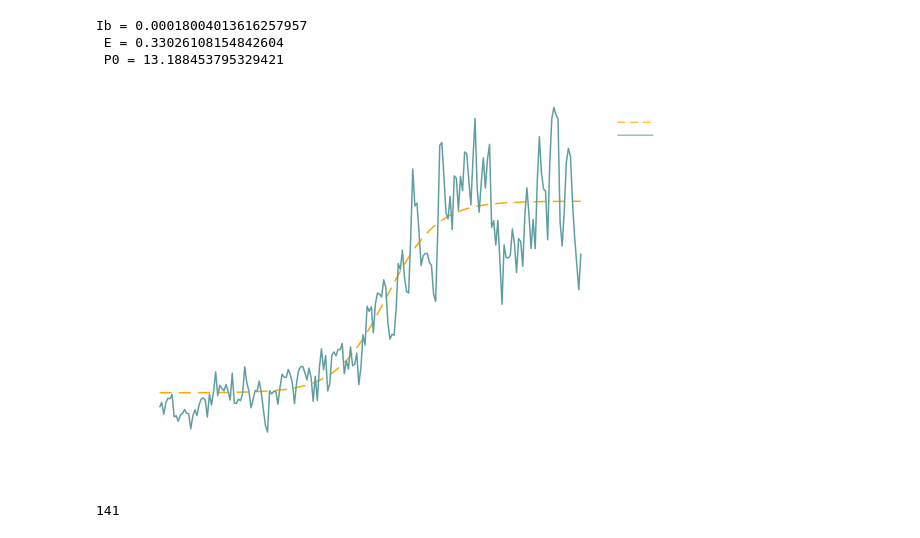
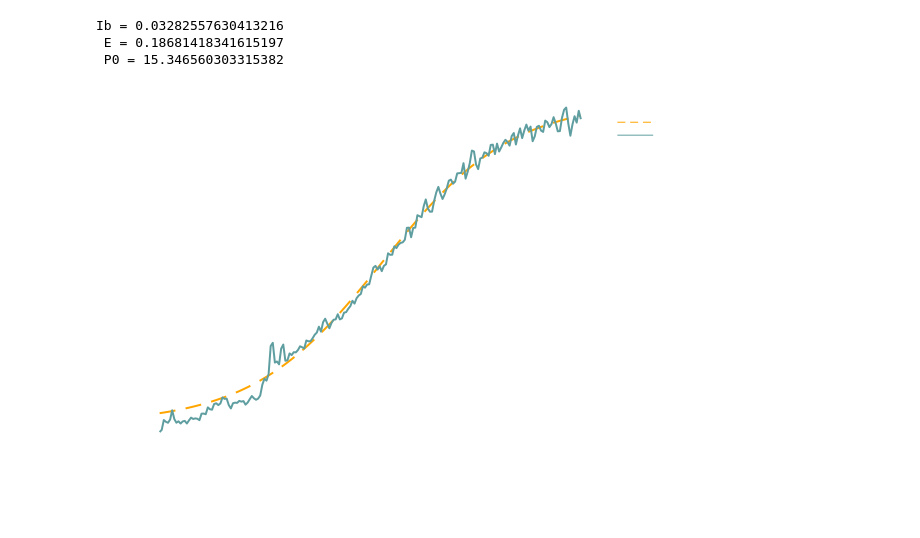
Before and after one commit to jeremi-chabros/CSF-dynamics, a Jupyter notebook: fitModel.ipynb, the cells around one changed output. Cells and saved outputs as stored; diff of their text form; code cells hidden in the pictures.

```diff
--- a/fitModel.ipynb
+++ b/fitModel.ipynb
@@ -102,4 +140,7 @@ end
 # %%
+# Functions
+moving_average(vs,n) = [sum(@view vs[i:(i+n-1)])/n for i in 1:(length(vs)-(n-1))]
+
 # Model equation
 function mfun(X, t)
     I_b = X[1]
@@ -113,13 +154,15 @@ end
 
 # Sum squared error function
 function sqerror(X)
-    δ = zeros(6)
+    δ = zeros(7)
     err = 0.0
     for i = 1:length(Pm)
         tᵢ = (i-1)/6 # or -2/-3?
         predᵢ = mfun(X,tᵢ)
         err += (Pm[i] - predᵢ)^2
     end
+
+    # Impose a penalty if parameters outside of theoretical bounds
     δ[1] = maximum([0.0, lower[1]-X[1]])
     δ[2] = maximum([0.0, X[1]-upper[1]])
     δ[3] = maximum([0.0, lower[2]-X[2]])
@@ -127,11 +170,13 @@ function sqerror(X)
     δ[5] = maximum([0.0, lower[3]-X[3]])
     δ[6] = maximum([0.0, X[3]-upper[3]])
 
+    # Penalty on ΔP < 0
+    δ[7] = maximum([0.0, X[3]-P_b])
     dist = vcat(lower.-X, X.-upper) # Distances between the constraint and the current value
+    # dist = vcat(dist, X[3]-P_b)
+    # dist = abs.(dist)
     h = dist.^κ
-
     penalty = C*(sum(δ.^2)+sum(h))
-    # penalty = sum(r.*exp.(δ)./sum(exp.(δ))) # Softmax
     return err + penalty
 end
 
@@ -140,8 +185,8 @@ function plot_model(I_b, E, P_0)
 
     println("Estimated parameters:\nIₐ = $I_b [mL/min]\n"*"E = $E [mmHg/mL]\n"*"P₀ = $P_0 [mmHg]\n")
 
-    P_m = ones(numsamples)
-    P_m *= P_b
+    P_m = zeros(numsamples)
+    P_m .+= P_b
     P_model = zeros(numsamples)
     ICPm = zeros(infusion_end_frame-infusion_start_frame)
 
@@ -158,10 +203,13 @@ function plot_model(I_b, E, P_0)
     P_m[infusion_end_frame+1:end] .= ICPm[end]
     # P_m[infusion_end_frame+1:end] .= P_p
 
-
+    # plateau_end=numsamples
     vline([infusion_start_frame], background=:transparent, legend=:outertopright, linestyle=:dash, linecolor=:white, linewidth=1, label="Start of infusion")
-    plot!(ICP[1:plateau_end], linecolor=:cadetblue, linewidth=2, label="Measured")
-    h = plot!(P_m[1:plateau_end], linecolor=:orange, linewidth=2, linestyle=:dash, xlims=[1, plateau_end], ylims=[0,40],
+    plot!(g0[1:plateau_end], linewidth=2, alpha=0.8, linecolor=:violet, label="Moving average") # Plot moving average
+    plot!(ICP[1:plateau_end], linecolor=:cadetblue, linewidth=2, label="Measured", alpha=0.7) # Plot ICP from beginning until end of plateau
+    # Plot model prediction from beginning until end of plateau
+    plot!(P_m[1:plateau_end], linecolor=:orange, linewidth=2, linestyle=:dash, xlims=[1, plateau_end], ylims=[0,40],
     xlabel="Time [min]", ylabel="ICP [mmHg]",xticks = ([0:30:plateau_end;], [0:30:plateau_end;]./10),
     label = "Model")
+
 end;
@@ -293,47 +343,44 @@ P₀ = 24.99999892850358 [mmHg]
 # p[2] = E
 # p[3] = P_0
 # p = [I_b, E, P_0]
 nsamps = numsamples
 
 t = T
 @. model(t, p) = ((I_inf + p[1]) * (P_b - p[3]) / (p[1] + (I_inf * exp(-p[2]*(I_inf + I_b)*t)))) + p[3]
 
-G = zeros(numsamples)
-for i = 1:numsamples
-    It = I_b + I_inf
-    ΔP = P_b - P_0
-    y = It * ΔP / (I_b + (I_inf * exp(-E*It*t[i]))) + P_0;
-    G[i] = y
-end
 
 p0 = [0.35, 0.2, 2]
 
 st = infusion_start_frame
 en = plateau_end
 
 xdata = 0:numsamples-1
 # xdata = st:en
 # xdata *= 1/6
 ydata = ICP
 
 fit = curve_fit(model, t[st:en], ICP[st:en], p0)
 
 
 sigma = stderror(fit)
 margin_of_error = margin_error(fit, 0.05)
 confidence_inter = confidence_interval(fit, 0.05)
+I_b, E, P_0 = fit.param
 
-I_b, E, P_0 = fit.param
+G = zeros(numsamples)
+for i = 1:numsamples
+    It = I_b + I_inf
+    ΔP = P_b - P_0
+    y = It * ΔP / (I_b + (I_inf * exp(-E*It*t[i]))) + P_0;
+    G[i] = y
+end
+
 println("Ib = $I_b\n E = $E\n P0 = $P_0")
 
-plot([G[1:en],ICP[1:en]], background=:transparent, linecolor=[:orange :cadetblue], linestyle=[:dash :solid], linewidth=1.5,
+plot([G[1:en],ICP[1:en]], background=:transparent, linecolor=[:orange :cadetblue], linestyle=[:dash :solid], linewidth=2,
 xlabel="Time [min]", ylabel="ICP [mmHg]",xticks = ([0:30:numsamples;], [0:30:numsamples;]./10), legend=:outertopright)
 # %% [output]
-Ib = 0.00018004013616257957
- E = 0.33026108154842604
- P0 = 13.188453795329421
+Ib = 0.03282557630413216
+ E = 0.18681418341615197
+ P0 = 15.346560303315382
-[figure, old version]
+[figure, new version]
-# %%
-plateau_start
-# %% [output]
-141
```
Also changed, not shown: parts of 8 cells of this notebook.
